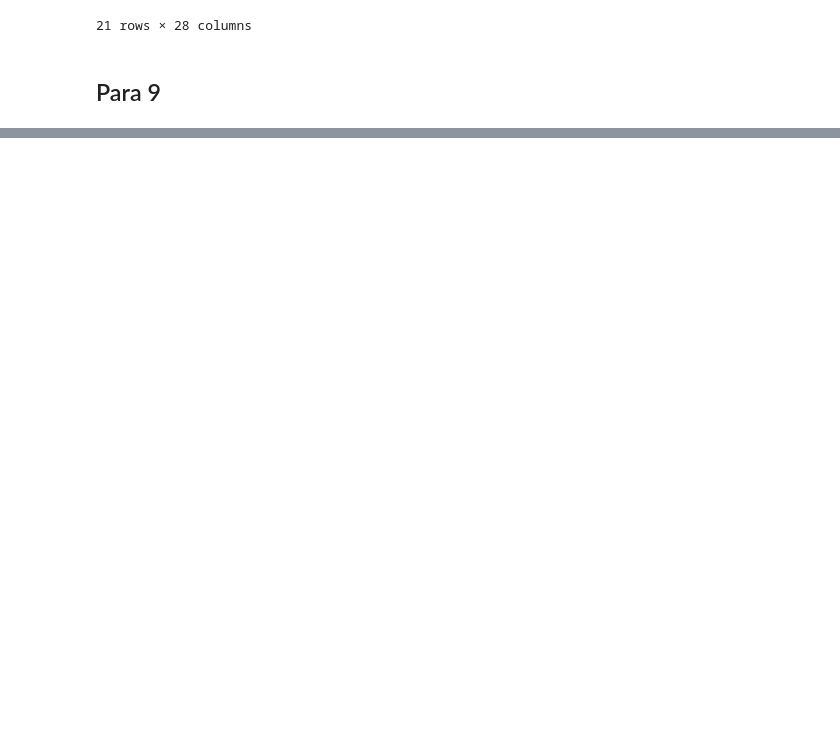
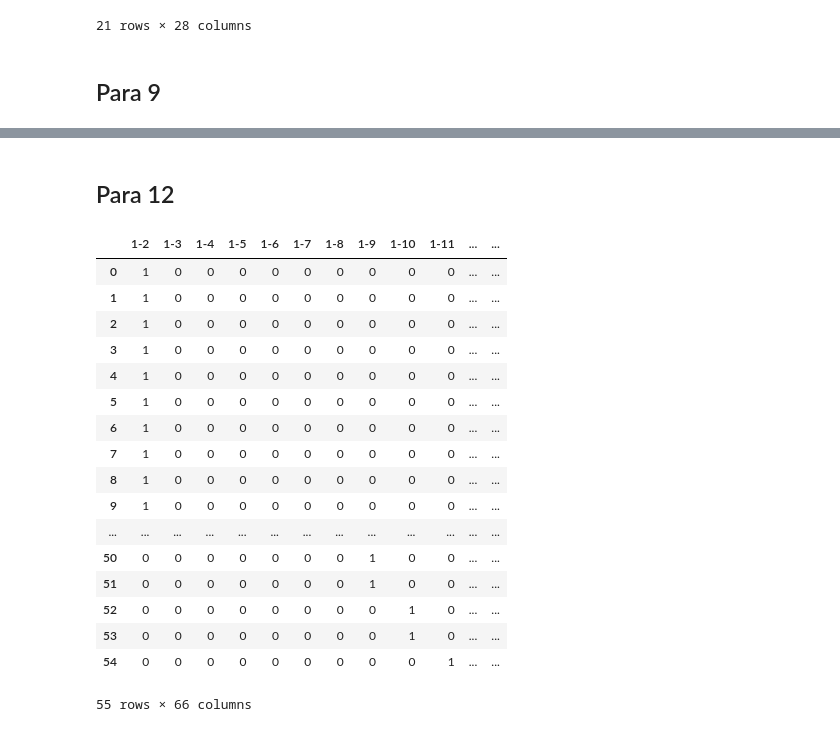
Before and after one commit to rulas99/calculodeajustes, a Jupyter notebook: EcCon.ipynb, the cells around one changed output, grey strips where cells are left out. Saved outputs shown, nothing was run; the diff lists cells and outputs as text; code cells hidden in the pictures; blank space fills up the shorter version.

```diff
--- a/EcCon.ipynb
+++ b/EcCon.ipynb
@@ -170 +214,24 @@ matr(9)
 28 rows × 36 columns
+# %% [markdown]
+## Para 12
+# %%
+matr(12)
+# %% [output]
+|  | 1-2 | 1-3 | 1-4 | 1-5 | 1-6 | 1-7 | 1-8 | 1-9 | 1-10 | 1-11 | ... | ... |
+| 0 | 1 | 0 | 0 | 0 | 0 | 0 | 0 | 0 | 0 | 0 | ... | ... |
+| 1 | 1 | 0 | 0 | 0 | 0 | 0 | 0 | 0 | 0 | 0 | ... | ... |
+| 2 | 1 | 0 | 0 | 0 | 0 | 0 | 0 | 0 | 0 | 0 | ... | ... |
+| 3 | 1 | 0 | 0 | 0 | 0 | 0 | 0 | 0 | 0 | 0 | ... | ... |
+| 4 | 1 | 0 | 0 | 0 | 0 | 0 | 0 | 0 | 0 | 0 | ... | ... |
+| 5 | 1 | 0 | 0 | 0 | 0 | 0 | 0 | 0 | 0 | 0 | ... | ... |
+| 6 | 1 | 0 | 0 | 0 | 0 | 0 | 0 | 0 | 0 | 0 | ... | ... |
+| 7 | 1 | 0 | 0 | 0 | 0 | 0 | 0 | 0 | 0 | 0 | ... | ... |
+| 8 | 1 | 0 | 0 | 0 | 0 | 0 | 0 | 0 | 0 | 0 | ... | ... |
+| 9 | 1 | 0 | 0 | 0 | 0 | 0 | 0 | 0 | 0 | 0 | ... | ... |
+| ... | ... | ... | ... | ... | ... | ... | ... | ... | ... | ... | ... | ... |
+| 50 | 0 | 0 | 0 | 0 | 0 | 0 | 0 | 1 | 0 | 0 | ... | ... |
+| 51 | 0 | 0 | 0 | 0 | 0 | 0 | 0 | 1 | 0 | 0 | ... | ... |
+| 52 | 0 | 0 | 0 | 0 | 0 | 0 | 0 | 0 | 1 | 0 | ... | ... |
+| 53 | 0 | 0 | 0 | 0 | 0 | 0 | 0 | 0 | 1 | 0 | ... | ... |
+| 54 | 0 | 0 | 0 | 0 | 0 | 0 | 0 | 0 | 0 | 1 | ... | ... |
+55 rows × 66 columns
```
Also changed, not shown: parts of 9 cells of this notebook.
